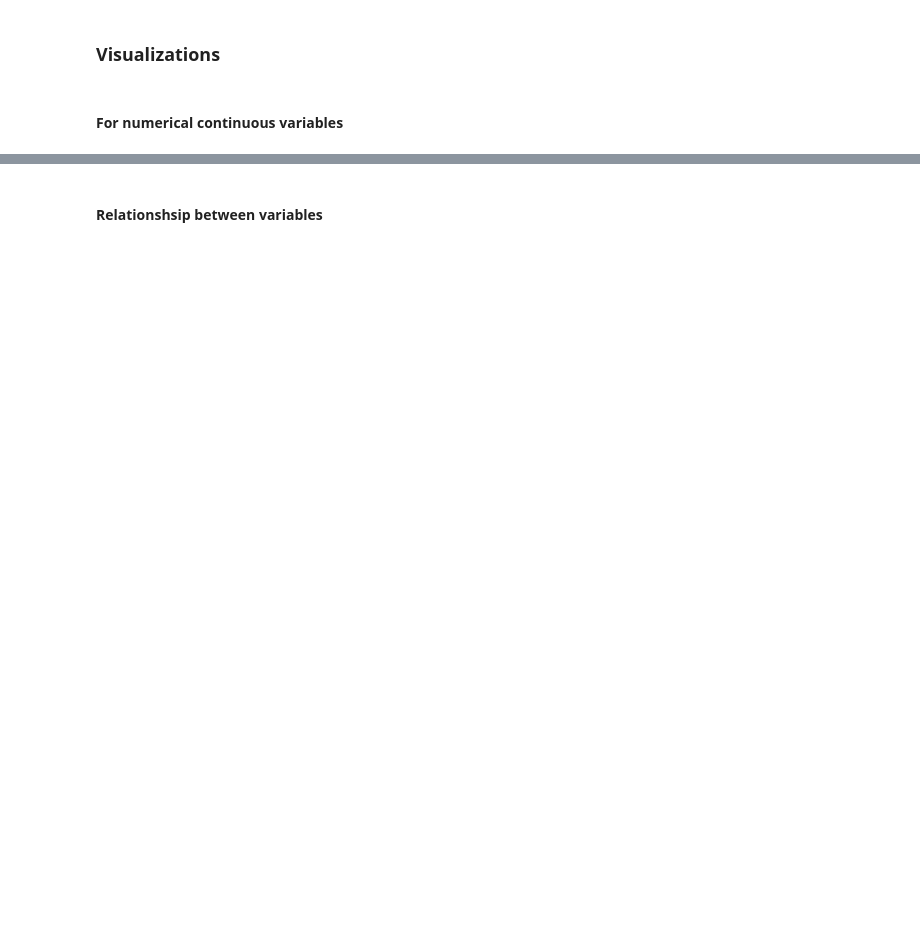
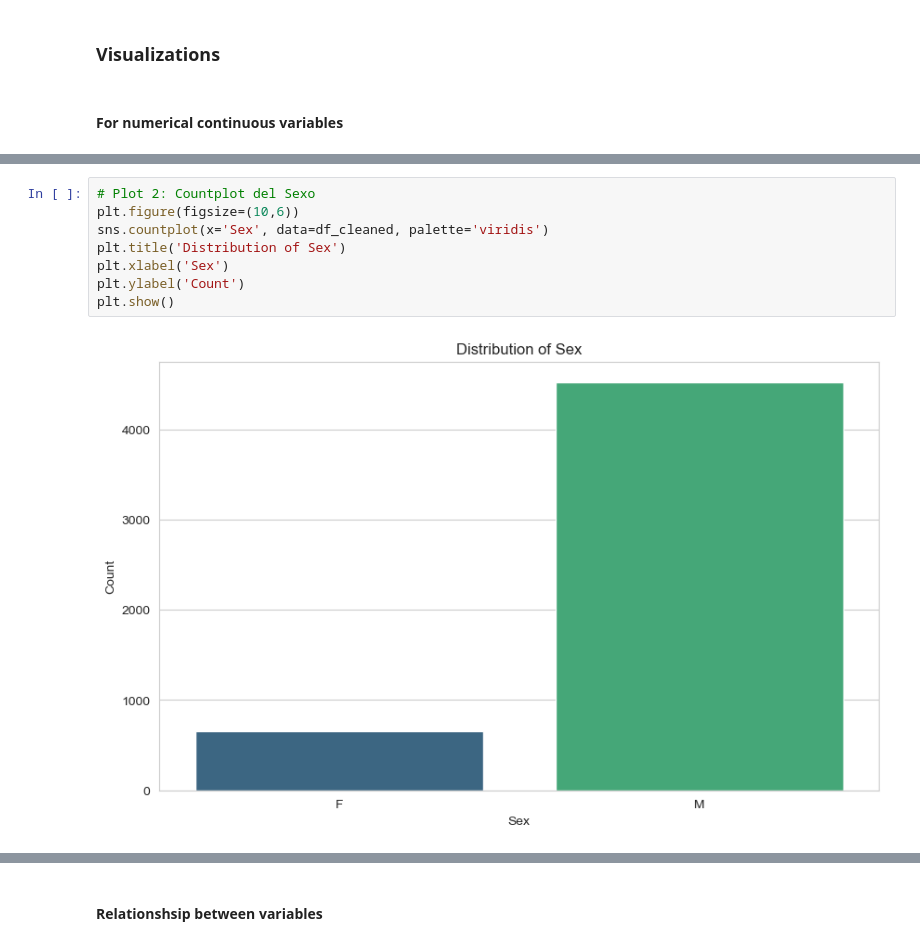
Before and after one commit to GemaVNZ/Quest2.-Sharks, a Jupyter notebook: notebooks/data_visualization.ipynb, the cells around one changed output, grey strips where cells are left out. Cells and saved outputs as stored; diff of their text form; blank space fills up the shorter version.

```diff
--- a/notebooks/data_visualization.ipynb
+++ b/notebooks/data_visualization.ipynb
@@ -70,0 +87,10 @@ sns.countplot(x='Ocean_Sea', data= df_cleaned)
+# %%
+# Plot 2: Countplot del Sexo
+plt.figure(figsize=(10,6))
+sns.countplot(x='Sex', data=df_cleaned, palette='viridis')
+plt.title('Distribution of Sex')
+plt.xlabel('Sex')
+plt.ylabel('Count')
+plt.show()
+# %% [output]
+[figure, added]
```
Also changed, not shown: parts of 24 cells of this notebook.
